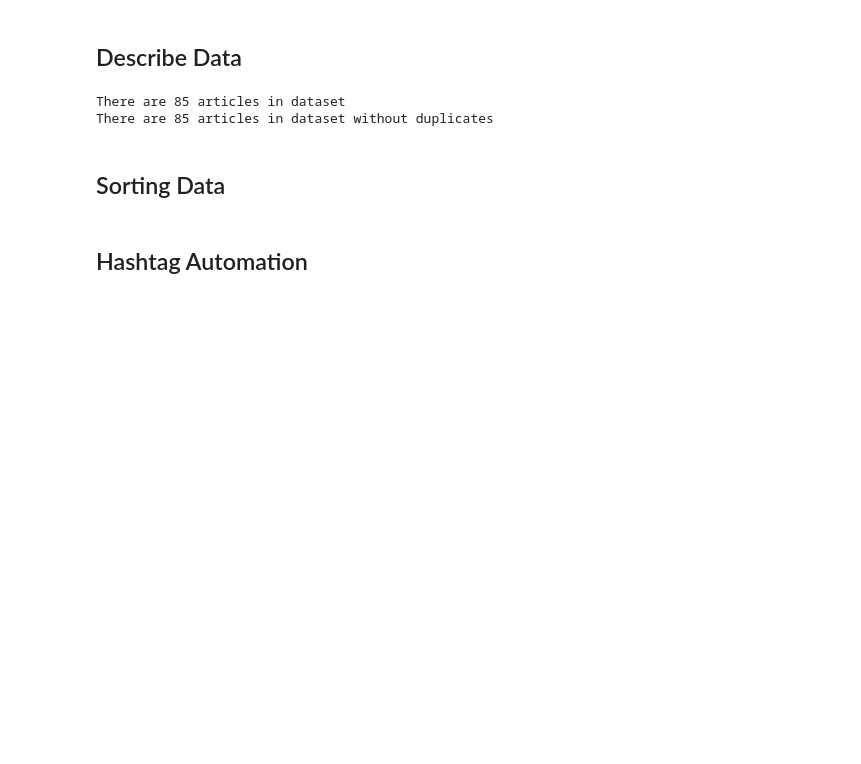
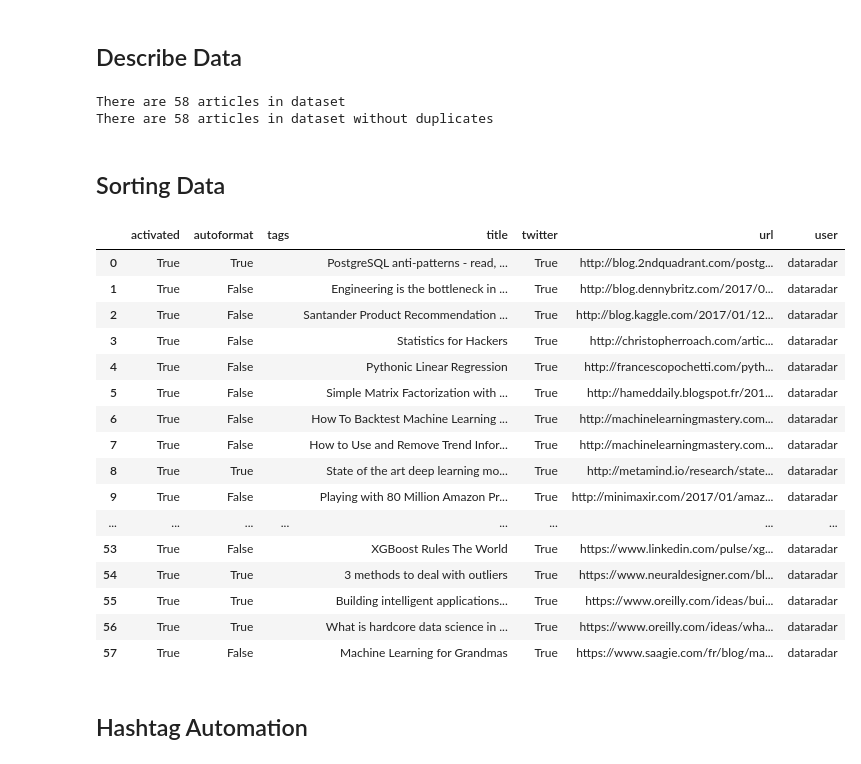
Before and after one commit to DEKHTIARJonathan/FeedCrunch.IO, a Jupyter notebook: example_files/blog_posts/Json Processing.ipynb, the cells around one changed output. Drawn from its saved outputs; the diff is of its cells as text; code cells hidden in the pictures; blank space fills up the shorter version.

```diff
--- a/example_files/blog_posts/Json Processing.ipynb
+++ b/example_files/blog_posts/Json Processing.ipynb
@@ -196,28 +198,46 @@ data = json.loads(string)
 df = pd.DataFrame(data)
 
 print "There are " + str(df.shape[0]) + " articles in dataset"
-df = remove_duplicate_rows(df, 'link')
+df = remove_duplicate_rows(df, 'url')
 print "There are " + str(df.shape[0]) + " articles in dataset without duplicates"
 # %% [output]
-There are 85 articles in dataset
-There are 85 articles in dataset without duplicates
+There are 58 articles in dataset
+There are 58 articles in dataset without duplicates
 # %% [markdown]
 ## Sorting Data
 # %%
 with open('consolidated.json') as f:
     string = ""
     for line in f:
         string += line
 
 data = json.loads(string)
 df = pd.DataFrame(data)
 
-df = remove_duplicate_rows(df, 'link')
-df = df.sort_values(by=['link', 'title'], ascending=[True, True])
+df = remove_duplicate_rows(df, 'url')
+df = df.sort_values(by=['url', 'title'], ascending=[True, True])
 #df = df.sort_values(by=['title', 'url'], ascending=[True, True])
 
 df.to_json("consolidated.json", orient="records", force_ascii=False)
 df
+# %% [output]
+|  | activated | autoformat | tags | title | twitter | url | user |
+| 0 | True | True |  | PostgreSQL anti-patterns - read, ... | True | http://blog.2ndquadrant.com/postg... | dataradar |
+| 1 | True | False |  | Engineering is the bottleneck in ... | True | http://blog.dennybritz.com/2017/0... | dataradar |
+| 2 | True | False |  | Santander Product Recommendation ... | True | http://blog.kaggle.com/2017/01/12... | dataradar |
+| 3 | True | False |  | Statistics for Hackers | True | http://christopherroach.com/artic... | dataradar |
+| 4 | True | False |  | Pythonic Linear Regression | True | http://francescopochetti.com/pyth... | dataradar |
+| 5 | True | False |  | Simple Matrix Factorization with ... | True | http://hameddaily.blogspot.fr/201... | dataradar |
+| 6 | True | False |  | How To Backtest Machine Learning ... | True | http://machinelearningmastery.com... | dataradar |
+| 7 | True | False |  | How to Use and Remove Trend Infor... | True | http://machinelearningmastery.com... | dataradar |
+| 8 | True | True |  | State of the art deep learning mo... | True | http://metamind.io/research/state... | dataradar |
+| 9 | True | False |  | Playing with 80 Million Amazon Pr... | True | http://minimaxir.com/2017/01/amaz... | dataradar |
+| ... | ... | ... | ... | ... | ... | ... | ... |
+| 53 | True | False |  | XGBoost Rules The World | True | https://www.linkedin.com/pulse/xg... | dataradar |
+| 54 | True | True |  | 3 methods to deal with outliers | True | https://www.neuraldesigner.com/bl... | dataradar |
+| 55 | True | True |  | Building intelligent applications... | True | https://www.oreilly.com/ideas/bui... | dataradar |
+| 56 | True | True |  | What is hardcore data science in ... | True | https://www.oreilly.com/ideas/wha... | dataradar |
+| 57 | True | False |  | Machine Learning for Grandmas | True | https://www.saagie.com/fr/blog/ma... | dataradar |
 # %% [markdown]
 ## Hashtag Automation
 # %%
```
Also changed, not shown: parts of 9 cells of this notebook, 9 other files.
